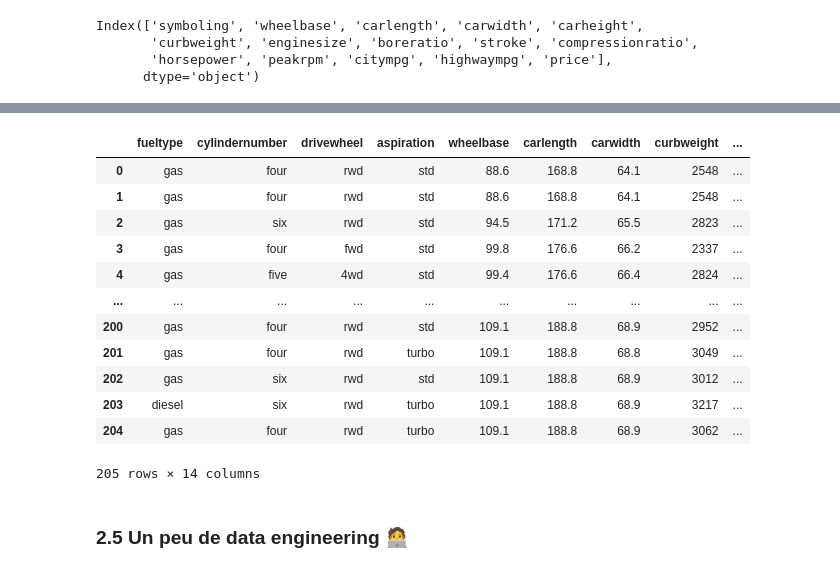
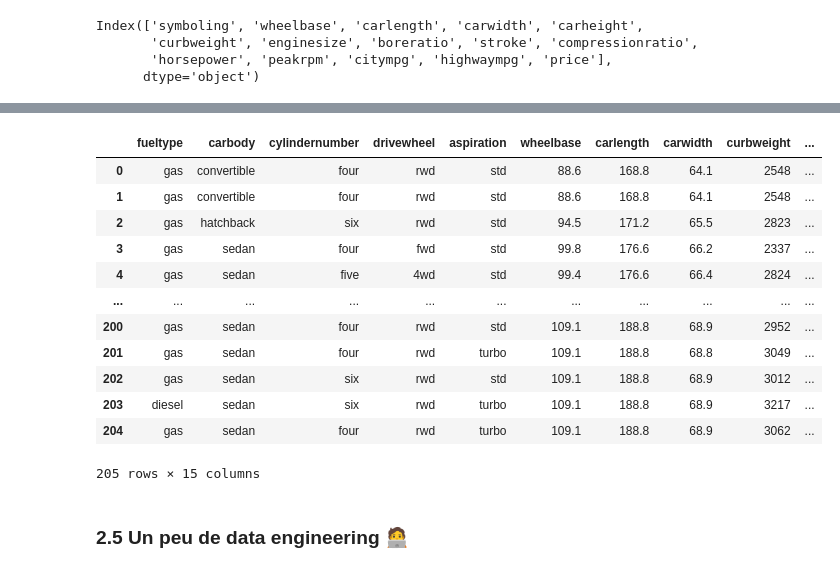
Before and after one commit to logan974/DataCupChallengeLoganFork, a Jupyter notebook: MasterClass_3/Cours3.ipynb, the cells around one changed output, grey strips where cells are left out. Saved outputs shown, nothing was run; the diff lists cells and outputs as text; code cells hidden in the pictures.

````diff
--- a/MasterClass_3/Cours3.ipynb
+++ b/MasterClass_3/Cours3.ipynb
@@ -647,7 +647,7 @@ Pipeline(steps=[('extract_car_brand',
                 ('rename_car_brand',
                  FunctionTransformer(func=<function rename_car_brand at 0x...>))])
 # %%
-car_price_df = pipeline.fit_transform(carprice_df)
+car_price_df = pipeline.fit_transform(car_price_df)
 car_price_df['CarBrand'].unique()
 # %% [output]
 array(['alfa-romero', 'audi', 'bmw', 'chevrolet', 'dodge', 'honda',
@@ -945,21 +947,21 @@ carprice_df_filtered = car_price_df[['fueltype', 'cylindernumber', 'drivewheel',
 ```
 # %%
-carprice_df_filtered = car_price_df[['fueltype', 'cylindernumber', 'drivewheel', 'aspiration', 'wheelbase', 'carlength', 'carwidth', 'curbweight', 'enginesize', 'boreratio', 'horsepower', 'citympg', 'highwaympg', 'price']]
+carprice_df_filtered = car_price_df[['fueltype','carbody', 'cylindernumber', 'drivewheel', 'aspiration', 'wheelbase', 'carlength', 'carwidth', 'curbweight', 'enginesize', 'boreratio', 'horsepower', 'citympg', 'highwaympg', 'price']]
 carprice_df_filtered
 # %% [output]
-|  | fueltype | cylindernumber | drivewheel | aspiration | wheelbase | carlength | carwidth | curbweight | ... |
-| 0 | gas | four | rwd | std | 88.6 | 168.8 | 64.1 | 2548 | ... |
-| 1 | gas | four | rwd | std | 88.6 | 168.8 | 64.1 | 2548 | ... |
-| 2 | gas | six | rwd | std | 94.5 | 171.2 | 65.5 | 2823 | ... |
-| 3 | gas | four | fwd | std | 99.8 | 176.6 | 66.2 | 2337 | ... |
-| 4 | gas | five | 4wd | std | 99.4 | 176.6 | 66.4 | 2824 | ... |
-| ... | ... | ... | ... | ... | ... | ... | ... | ... | ... |
-| 200 | gas | four | rwd | std | 109.1 | 188.8 | 68.9 | 2952 | ... |
-| 201 | gas | four | rwd | turbo | 109.1 | 188.8 | 68.8 | 3049 | ... |
-| 202 | gas | six | rwd | std | 109.1 | 188.8 | 68.9 | 3012 | ... |
-| 203 | diesel | six | rwd | turbo | 109.1 | 188.8 | 68.9 | 3217 | ... |
-| 204 | gas | four | rwd | turbo | 109.1 | 188.8 | 68.9 | 3062 | ... |
+|  | fueltype | carbody | cylindernumber | drivewheel | aspiration | wheelbase | carlength | carwidth | curbweight | ... |
+| 0 | gas | convertible | four | rwd | std | 88.6 | 168.8 | 64.1 | 2548 | ... |
+| 1 | gas | convertible | four | rwd | std | 88.6 | 168.8 | 64.1 | 2548 | ... |
+| 2 | gas | hatchback | six | rwd | std | 94.5 | 171.2 | 65.5 | 2823 | ... |
+| 3 | gas | sedan | four | fwd | std | 99.8 | 176.6 | 66.2 | 2337 | ... |
+| 4 | gas | sedan | five | 4wd | std | 99.4 | 176.6 | 66.4 | 2824 | ... |
+| ... | ... | ... | ... | ... | ... | ... | ... | ... | ... | ... |
+| 200 | gas | sedan | four | rwd | std | 109.1 | 188.8 | 68.9 | 2952 | ... |
+| 201 | gas | sedan | four | rwd | turbo | 109.1 | 188.8 | 68.8 | 3049 | ... |
+| 202 | gas | sedan | six | rwd | std | 109.1 | 188.8 | 68.9 | 3012 | ... |
+| 203 | diesel | sedan | six | rwd | turbo | 109.1 | 188.8 | 68.9 | 3217 | ... |
+| 204 | gas | sedan | four | rwd | turbo | 109.1 | 188.8 | 68.9 | 3062 | ... |
-205 rows × 14 columns
+205 rows × 15 columns
 # %% [markdown]
 ### 2.5 Un peu de data engineering 🧑‍💻
 # %% [markdown]
````
Also changed, not shown: parts of 16 cells of this notebook.
